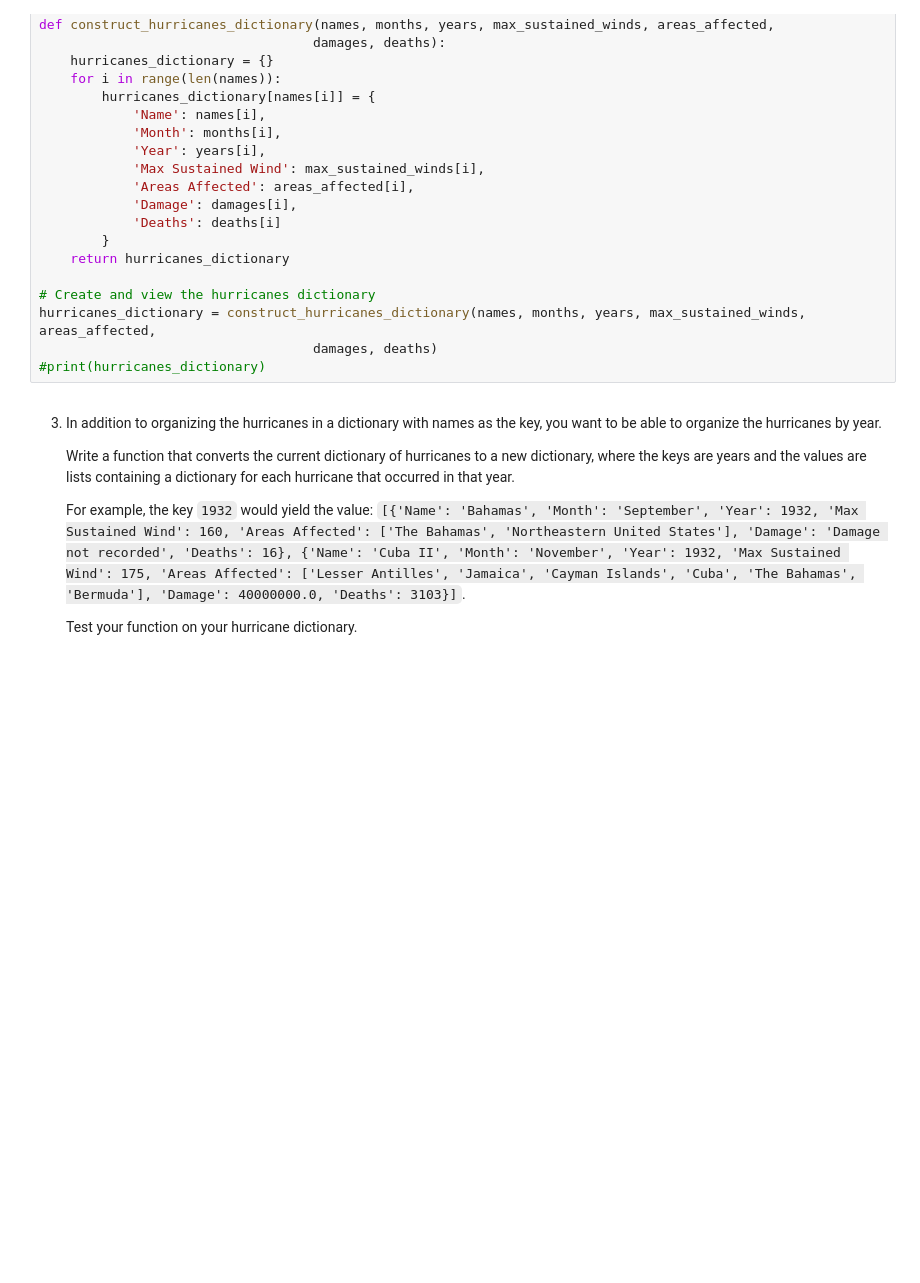
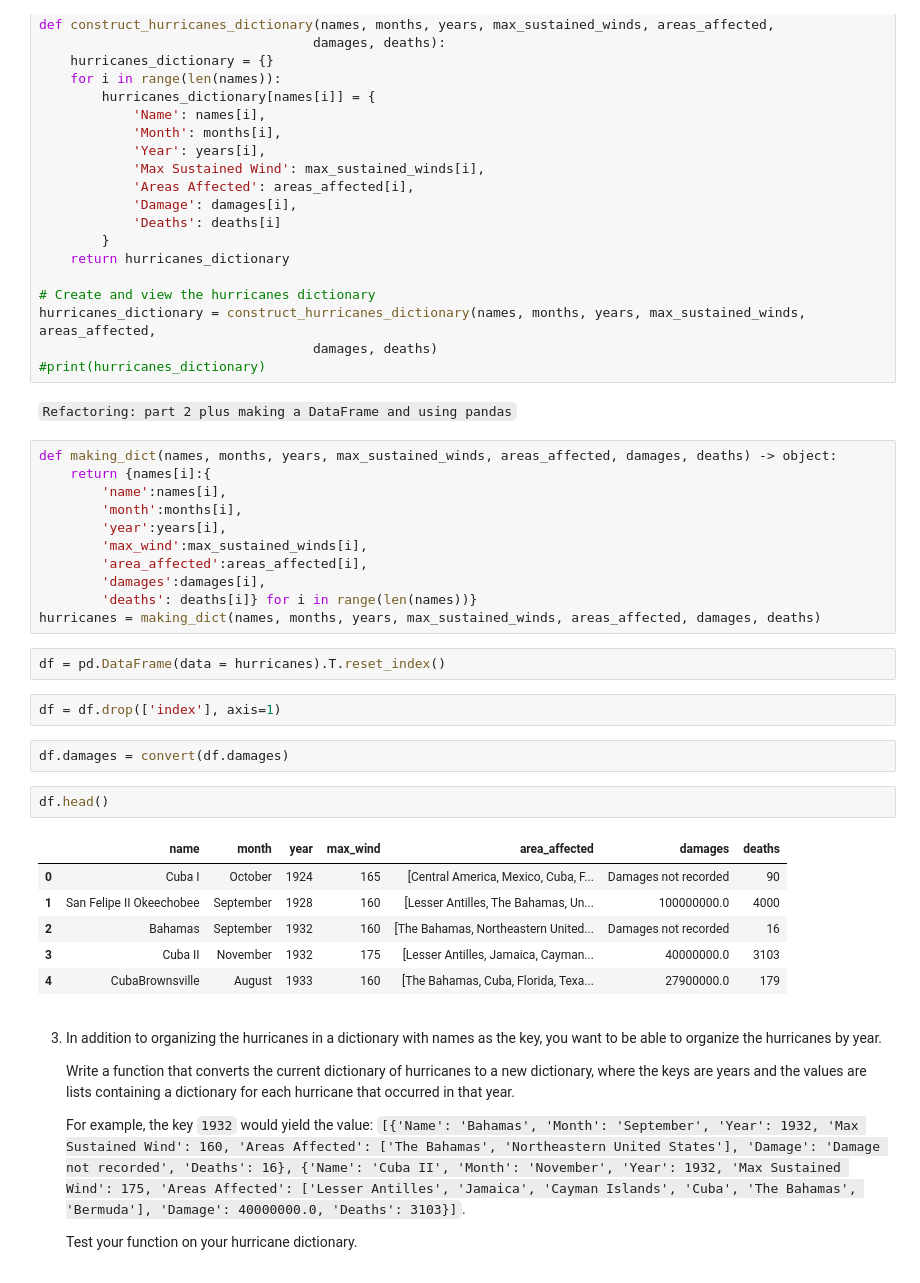
Before and after one commit to kalemaria/data-science-foundations, a Jupyter notebook: Hurricane Analysis/Hurricane Analysis.ipynb, the cells around one changed output. Saved outputs shown, nothing was run; the diff lists cells and outputs as text; blank space fills up the shorter version.

```diff
--- a/Hurricane Analysis/Hurricane Analysis.ipynb
+++ b/Hurricane Analysis/Hurricane Analysis.ipynb
@@ -110,6 +119,34 @@ def construct_hurricanes_dictionary(names, months, years, max_sustained_winds, a
 hurricanes_dictionary = construct_hurricanes_dictionary(names, months, years, max_sustained_winds, areas_affected,
                                    damages, deaths)
 #print(hurricanes_dictionary)
+# %% [markdown]
+`Refactoring: part 2 plus making a DataFrame and using pandas`
+# %%
+def making_dict(names, months, years, max_sustained_winds, areas_affected, damages, deaths) -> object:
+    return {names[i]:{
+        'name':names[i],
+        'month':months[i],
+        'year':years[i],
+        'max_wind':max_sustained_winds[i],
+        'area_affected':areas_affected[i],
+        'damages':damages[i],
+        'deaths': deaths[i]} for i in range(len(names))}
+hurricanes = making_dict(names, months, years, max_sustained_winds, areas_affected, damages, deaths)
+# %%
+df = pd.DataFrame(data = hurricanes).T.reset_index()
+# %%
+df = df.drop(['index'], axis=1)
+# %%
+df.damages = convert(df.damages)
+# %%
+df.head()
+# %% [output]
+|  | name | month | year | max_wind | area_affected | damages | deaths |
+| 0 | Cuba I | October | 1924 | 165 | [Central America, Mexico, Cuba, F... | Damages not recorded | 90 |
+| 1 | San Felipe II Okeechobee | September | 1928 | 160 | [Lesser Antilles, The Bahamas, Un... | 100000000.0 | 4000 |
+| 2 | Bahamas | September | 1932 | 160 | [The Bahamas, Northeastern United... | Damages not recorded | 16 |
+| 3 | Cuba II | November | 1932 | 175 | [Lesser Antilles, Jamaica, Cayman... | 40000000.0 | 3103 |
+| 4 | CubaBrownsville | August | 1933 | 160 | [The Bahamas, Cuba, Florida, Texa... | 27900000.0 | 179 |
 # %% [markdown]
 3. In addition to organizing the hurricanes in a dictionary with names as the key, you want to be able to organize the hurricanes by year.
 
```
Also changed, not shown: parts of 18 cells of this notebook.
